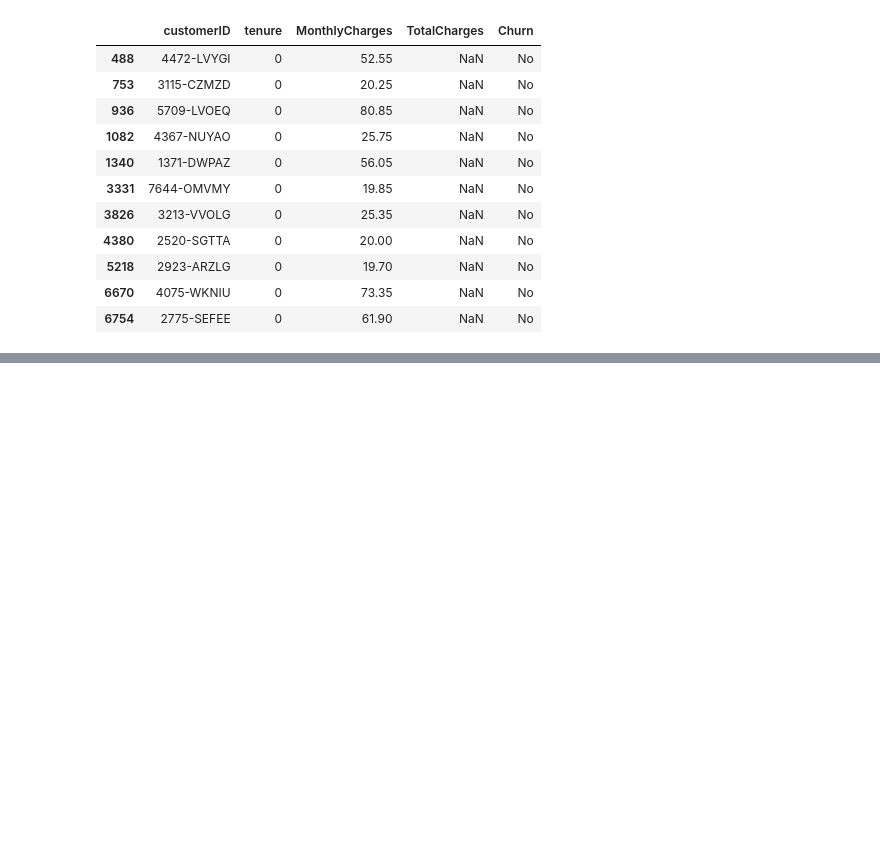
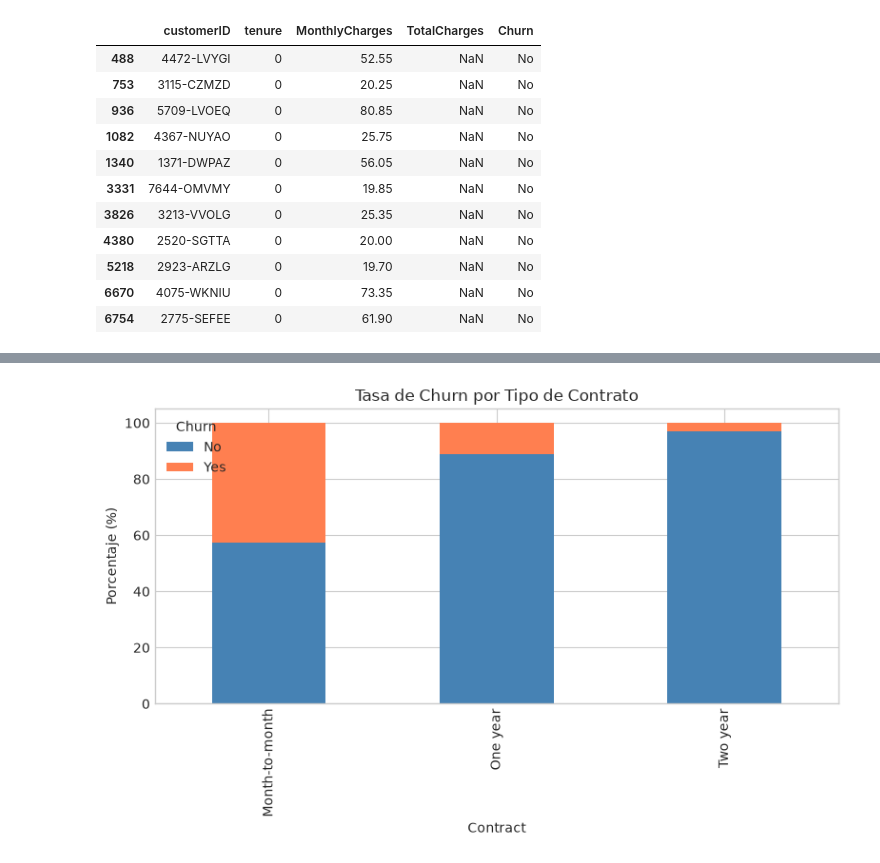
Before and after one commit to RafaelRiesco/desafiolatam-ds, a Jupyter notebook: modulo-5-machine-learning/modulo-3/Desafio3_RafaelRiesco_G122.ipynb, the cells around one changed output, grey strips where cells are left out. Saved outputs shown, nothing was run; the diff lists cells and outputs as text; code cells hidden in the pictures; blank space fills up the shorter version.

```diff
--- a/modulo-5-machine-learning/modulo-3/Desafio3_RafaelRiesco_G122.ipynb
+++ b/modulo-5-machine-learning/modulo-3/Desafio3_RafaelRiesco_G122.ipynb
@@ -69,0 +139,12 @@ Filas con TotalCharges nulo: 11
+# %%
+# Churn según tipo de contrato
+fig, ax = plt.subplots(figsize=(8, 5))
+churn_contract = pd.crosstab(df['Contract'], df['Churn'], normalize='index') * 100
+churn_contract.plot(kind='bar', stacked=True, ax=ax, color=['steelblue', 'coral'])
+ax.set_ylabel('Porcentaje (%)')
+ax.set_title('Tasa de Churn por Tipo de Contrato')
+ax.legend(title='Churn')
+plt.tight_layout()
+plt.show()
+# %% [output]
+[figure, added]
```
Also changed, not shown: parts of 24 cells of this notebook.
